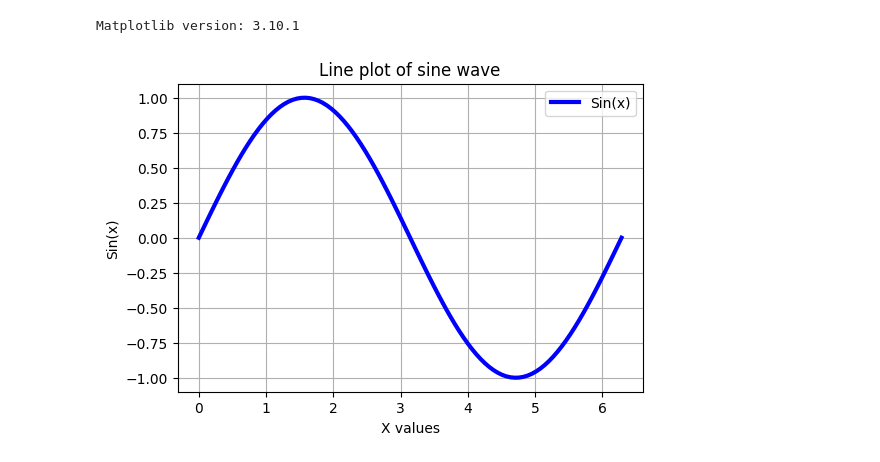
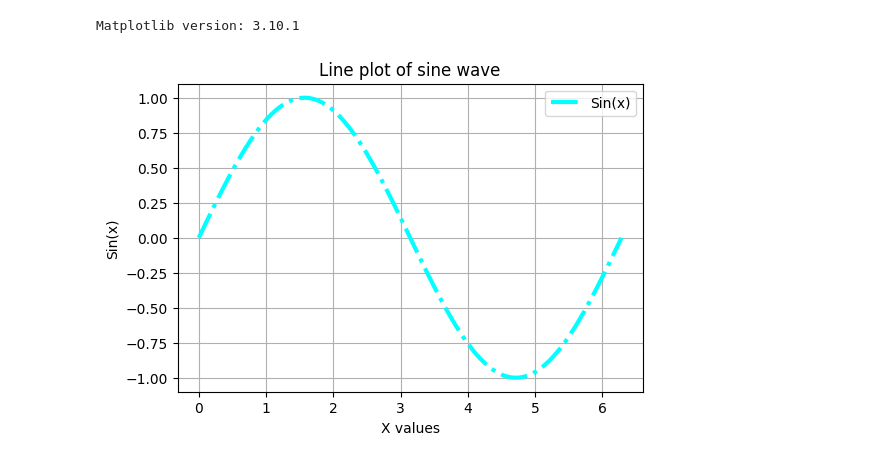
Before and after one commit to Rimuroy112/Python_programming, a Jupyter notebook: Matplotlib1.ipynb, the cells around one changed output. Saved outputs shown, nothing was run; the diff lists cells and outputs as text; code cells hidden in the pictures.

```diff
--- a/Matplotlib1.ipynb
+++ b/Matplotlib1.ipynb
@@ -12,12 +12,12 @@ y = np.sin(x)
 # %%
 # Line plot
 plt.figure(figsize=(6,4))
-plt.plot(x, y, label = 'Sin(x)', color = 'blue', linestyle = '-', linewidth = 3)
+plt.plot(x, y, label = 'Sin(x)', color = 'aqua', linestyle = '-.', linewidth = 3)
 plt.title("Line plot of sine wave")
 plt.xlabel("X values")
 plt.ylabel("Sin(x)")
 plt.legend()
 plt.grid(True)
 plt.show()
 # %% [output]
-[figure, old version]
+[figure, new version]
```
Also changed, not shown: parts of 1 cell of this notebook.
